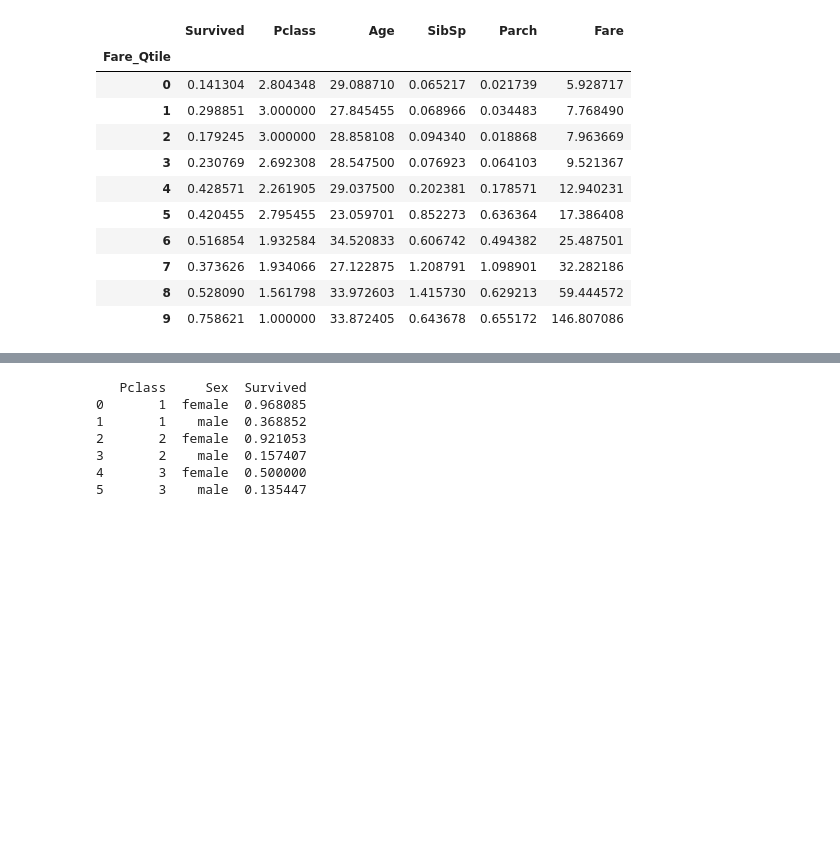
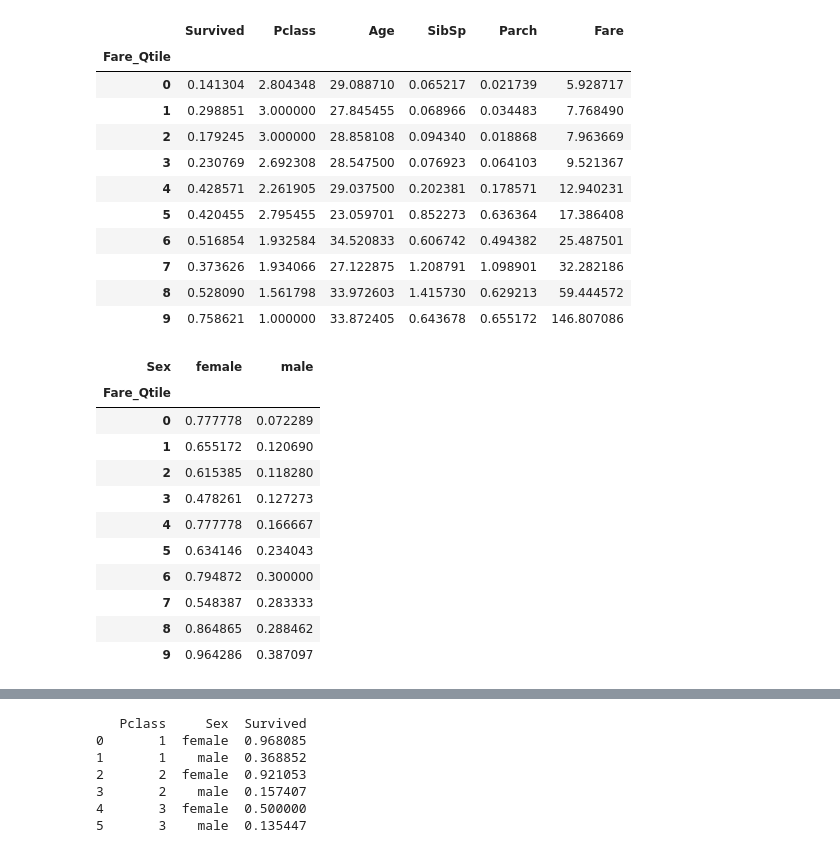
Before and after one commit to muye-wang/Titanic-Tutorial, a Jupyter notebook: Data_Explore.ipynb, the cells around one changed output, grey strips where cells are left out. Saved outputs shown, nothing was run; the diff lists cells and outputs as text; code cells hidden in the pictures; blank space fills up the shorter version.

```diff
--- a/Data_Explore.ipynb
+++ b/Data_Explore.ipynb
@@ -77,4 +82,19 @@ train.groupby('Fare_Qtile').mean()
 | 7 | 0.373626 | 1.934066 | 27.122875 | 1.208791 | 1.098901 | 32.282186 |
 | 8 | 0.528090 | 1.561798 | 33.972603 | 1.415730 | 0.629213 | 59.444572 |
 | 9 | 0.758621 | 1.000000 | 33.872405 | 0.643678 | 0.655172 | 146.807086 |
+# %%
+pd.pivot_table(train, values = 'Survived', index = 'Fare_Qtile', columns = ['Sex'])
+# %% [output]
+| Sex | female | male |
+| Fare_Qtile |  |  |
+| 0 | 0.777778 | 0.072289 |
+| 1 | 0.655172 | 0.120690 |
+| 2 | 0.615385 | 0.118280 |
+| 3 | 0.478261 | 0.127273 |
+| 4 | 0.777778 | 0.166667 |
+| 5 | 0.634146 | 0.234043 |
+| 6 | 0.794872 | 0.300000 |
+| 7 | 0.548387 | 0.283333 |
+| 8 | 0.864865 | 0.288462 |
+| 9 | 0.964286 | 0.387097 |
 # %%
```
Also changed, not shown: parts of 48 cells of this notebook, 1 other file.
